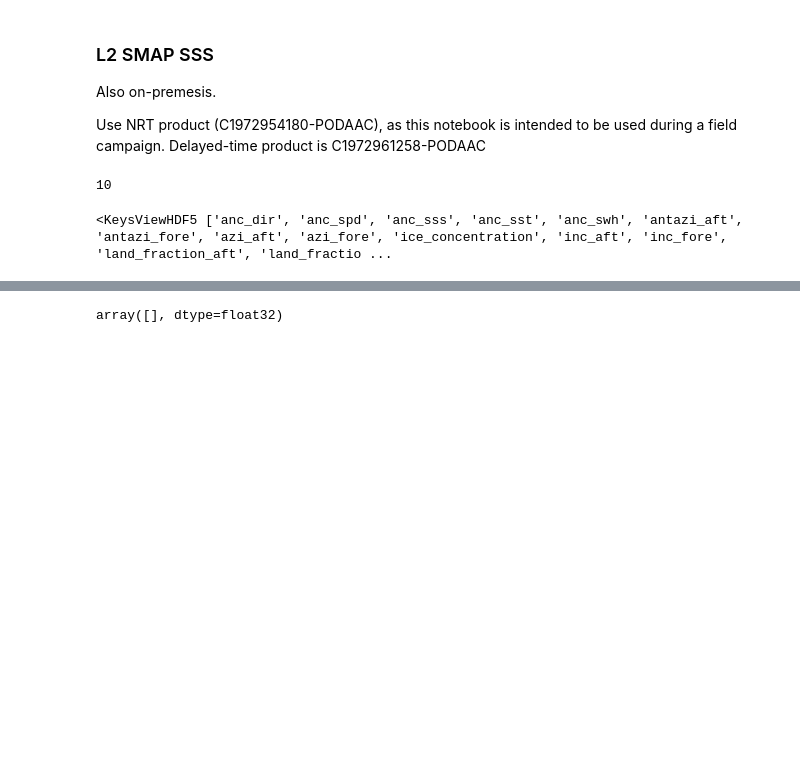
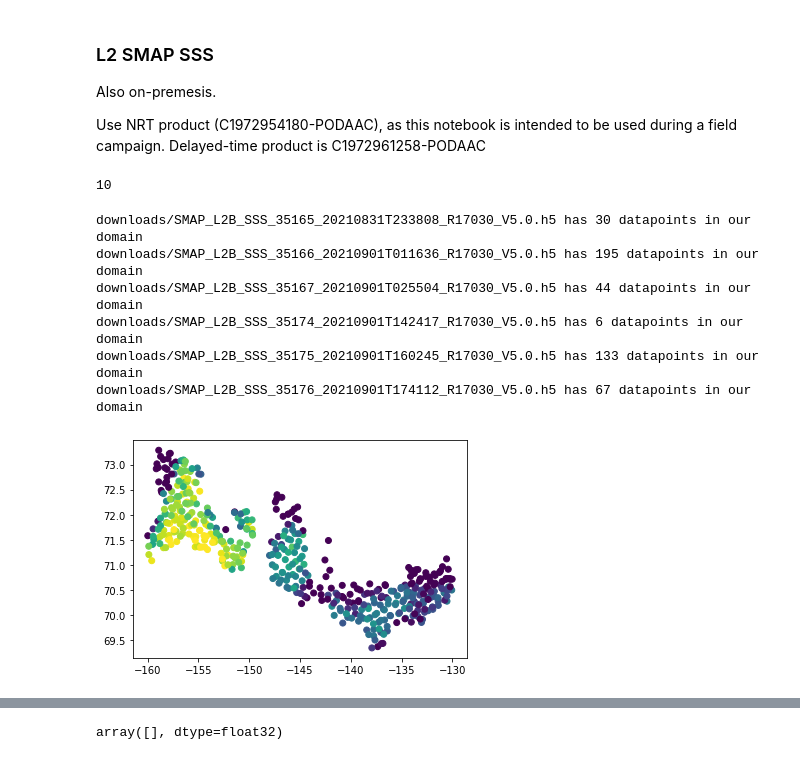
Before and after one commit to NASA-Openscapes/nch2021-projects-contexdata, a Jupyter notebook: notebooks/beaufort_plots.ipynb, the cells around one changed output, grey strips where cells are left out. Cells and saved outputs as stored; diff of their text form; code cells hidden in the pictures; blank space fills up the shorter version.

Commit message:
smap L2 working

```diff
--- a/notebooks/beaufort_plots.ipynb
+++ b/notebooks/beaufort_plots.ipynb
@@ -122,26 +203,57 @@ for granule in granules:
-# %%
-h5 = h5py.File(outfile, 'r')
-h5.keys() # variable names
-# %% [output]
-<KeysViewHDF5 ['anc_dir', 'anc_spd', 'anc_sss', 'anc_sst', 'anc_swh', 'antazi_aft', 'antazi_fore', 'azi_aft', 'azi_fore', 'ice_concentration', 'inc_aft', 'inc_fore', 'land_fraction_aft', 'land_fractio ...
 # %%
+# load each file, select and combine data in our domain
+# this is VERY klugey! No doubt many cleaner methods exist, but this seems to work OK
 
+# store in a new xarray dataset:
+smap_L2 = xr.Dataset(
+    dict(
+        lon = xr.DataArray([],dims='points'),
+        lat = xr.DataArray([],dims='points'),
+        sss = xr.DataArray([],dims='points')
+    )
+)
+
+# the files are listed in "granules"
 for granule in granules:
     # local file:
     id = granule['title']
     outfile = Path('downloads', id)
+    # only try to open the local file if it actually exists:
     if outfile.exists():
         # load the file into xarray
         ds = xr.open_mfdataset(outfile, engine='h5netcdf', phony_dims='sort')
         # check if there are lon/lat data in our domain:
-        lons = np.reshape(ds.lon.values,[1,-1])
-        lats = np.reshape(ds.lat.values,[1,-1])
+        lon = np.reshape(ds.lon.values,[1,-1])
+        lat = np.reshape(ds.lat.values,[1,-1])
         sss = np.reshape(ds.smap_sss.values,[1,-1])
 
-        i = ((lons > lonrange[0]) & (lons < lonrange[1]) & (lats > latrange[0]) & (lats < latrange[1]))
+        i = ((lon > lonrange[0]) & (lon < lonrange[1]) & (lat > latrange[0]) & (lat < latrange[1]))
         sss = sss[i]
-        # remove nans
+        lon = lon[i]
+        lat = lat[i]
+        # remove nan values
+        i = ~np.isnan(sss)
+        sss = sss[i]
+        lon = lon[i]
+        lat = lat[i]
 
         if len(sss)>0:
             print(outfile, 'has', len(sss), 'datapoints in our domain')
-            plt.scatter(lons,lats,c=sss,vmin=20, vmax=30)
+            # add data to the new xarray dataset
+            this_file = xr.Dataset(
+                dict(
+                    lon = xr.DataArray(lon,dims='points'),
+                    lat = xr.DataArray(lat,dims='points'),
+                    sss = xr.DataArray(sss,dims='points')
+                )
+            )
+            smap_L2 = xr.concat([smap_L2,this_file], dim='points')
+            plt.scatter(lon,lat,c=sss,vmin=10, vmax=30)
+# %% [output]
+downloads/SMAP_L2B_SSS_35165_20210831T233808_R17030_V5.0.h5 has 30 datapoints in our domain
+downloads/SMAP_L2B_SSS_35166_20210901T011636_R17030_V5.0.h5 has 195 datapoints in our domain
+downloads/SMAP_L2B_SSS_35167_20210901T025504_R17030_V5.0.h5 has 44 datapoints in our domain
+downloads/SMAP_L2B_SSS_35174_20210901T142417_R17030_V5.0.h5 has 6 datapoints in our domain
+downloads/SMAP_L2B_SSS_35175_20210901T160245_R17030_V5.0.h5 has 133 datapoints in our domain
+downloads/SMAP_L2B_SSS_35176_20210901T174112_R17030_V5.0.h5 has 67 datapoints in our domain
+[figure, added]
```
Also changed, not shown: parts of 13 cells of this notebook.
